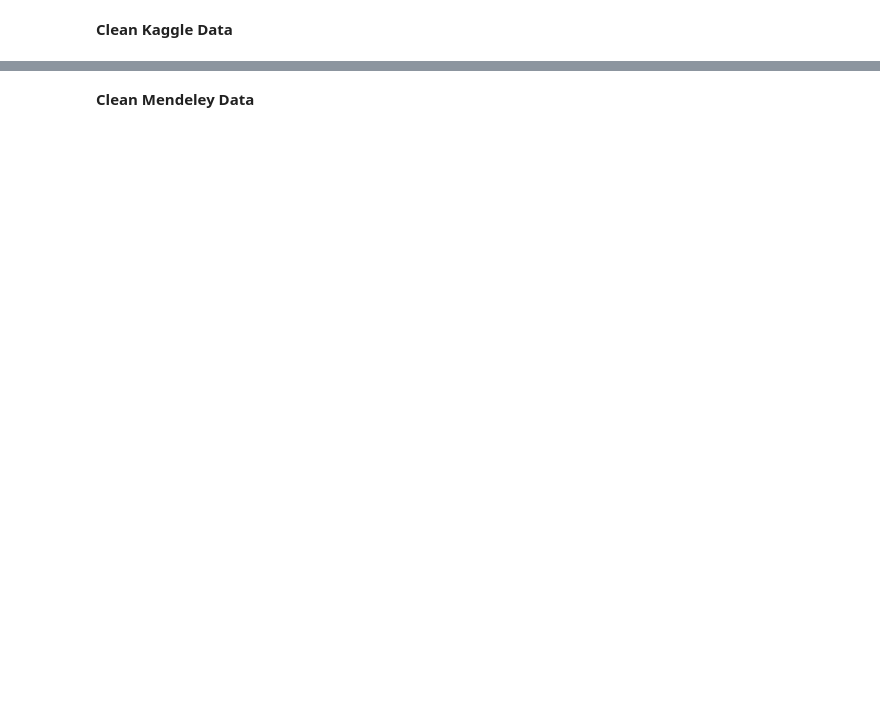
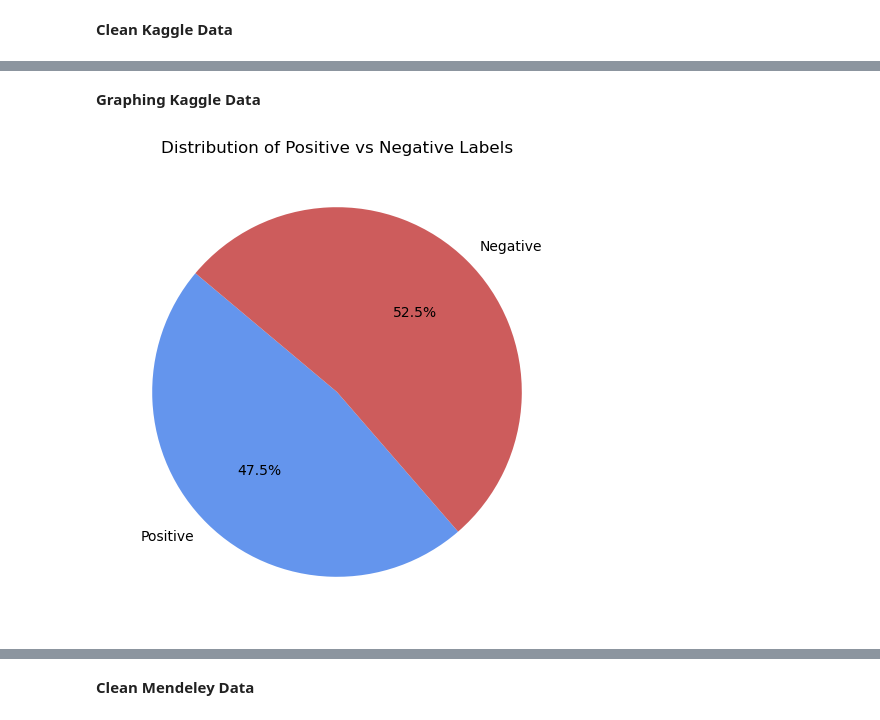
Before and after one commit to nickyphammy/HNY, a Jupyter notebook: data exploration and cleaning/data_scripts.ipynb, the cells around one changed output, grey strips where cells are left out. Cells and saved outputs as stored; diff of their text form; code cells hidden in the pictures; blank space fills up the shorter version.

Commit message:
Plotted some charts for Kaggle dataset; added README

```diff
--- a/data exploration and cleaning/data_scripts.ipynb
+++ b/data exploration and cleaning/data_scripts.ipynb
@@ -2,0 +14,16 @@
+# %%
+# Load the data
+reviews_path = '../data/kaggle/game_reviews.csv'
+games_path = '../data/kaggle/game_ids.csv'
+
+reviews_df = pd.read_csv(reviews_path)
+games_df = pd.read_csv(games_path)
+
+print(f"Reviews: {len(reviews_df):,} rows")
+print(f"Games: {len(games_df):,} rows")
+
+# Merge reviews with game names on app_id
+merged_df = reviews_df.merge(games_df, left_on='app_id', right_on='appid', how='left')
+
+# Convert is_positive to boolean (True for Positive, False for Negative)
+merged_df['is_positive'] = merged_df['is_positive'].str.strip().str.lower() == 'positive'
@@ -107,0 +111,17 @@ After min length filter: 117,458
+# %% [markdown]
+**Graphing Kaggle Data**
+# %%
+# Chart split of positive vs negative labels
+positive_df = final_df[final_df['is_positive']]
+negative_df = final_df[~final_df['is_positive']]
+
+positive_count = len(positive_df)
+negative_count = len(negative_df)
+labels = ['Positive', 'Negative']
+sizes = [positive_count, negative_count]
+plt.figure(figsize=(6, 6))
+plt.pie(sizes, labels=labels, autopct='%1.1f%%', startangle=140, colors=['cornflowerblue', 'indianred'])
+plt.title('Distribution of Positive vs Negative Labels')
+plt.show()
+# %% [output]
+[figure, added]
```
Also changed, not shown: parts of 8 cells of this notebook, 1 other file.
